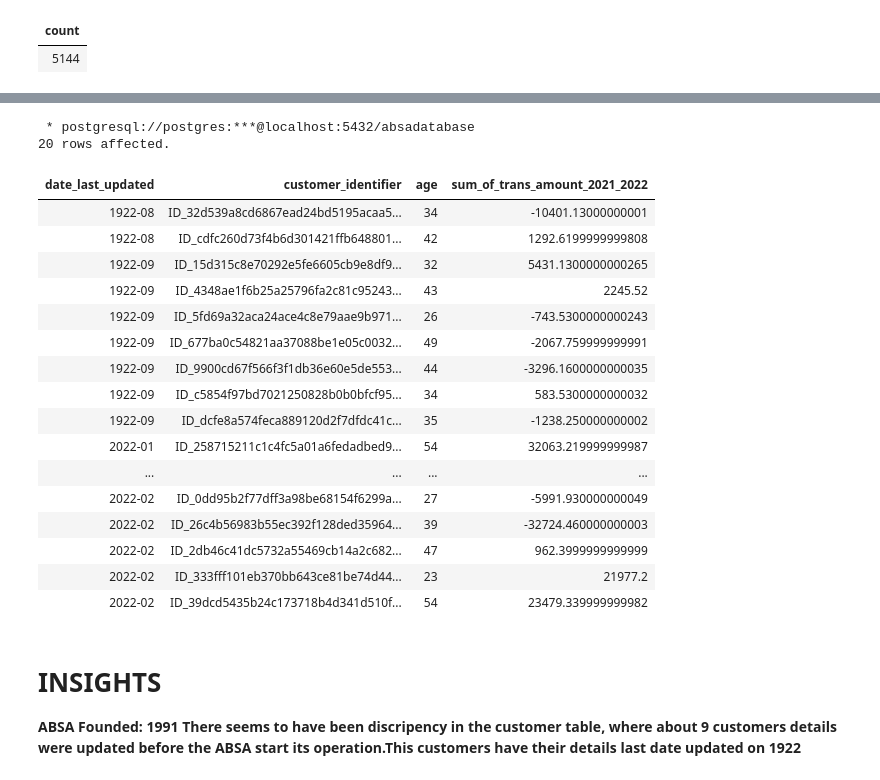
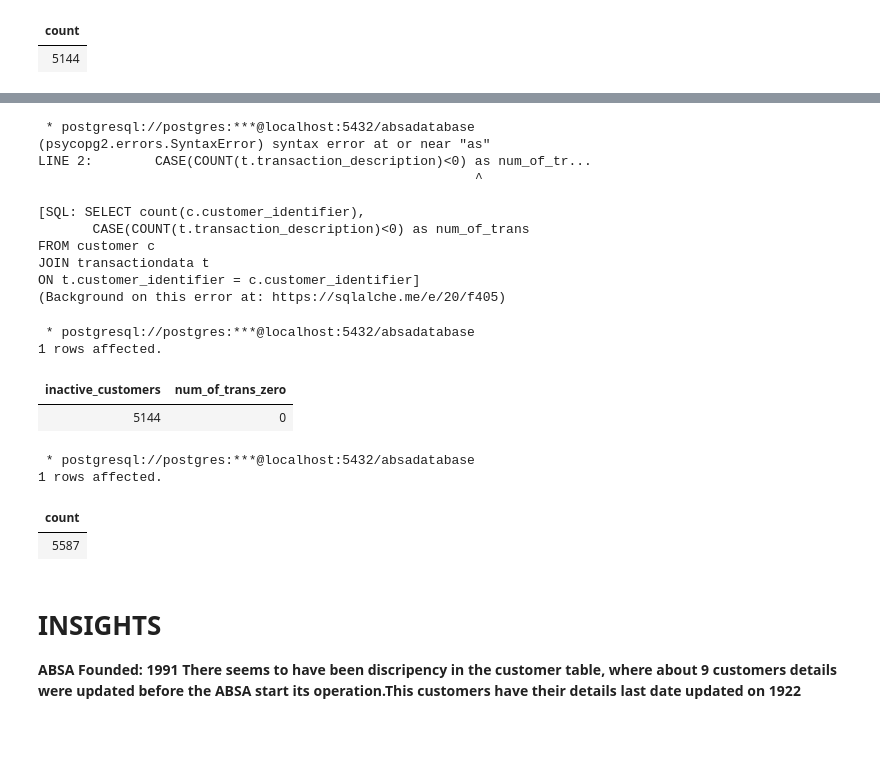
Before and after one commit to The-DigitalAcademy/EXPLORING-ABSA-DATASETS, a Jupyter notebook: Basic Analysis.ipynb, the cells around one changed output, grey strips where cells are left out. Drawn from its saved outputs; the diff is of its cells as text; code cells hidden in the pictures; blank space fills up the shorter version.

```diff
--- a/Basic Analysis.ipynb
+++ b/Basic Analysis.ipynb
@@ -57,31 +102,45 @@ SELECT COUNT(DISTINCT(customer_identifier)) FROM customer
 # %%
 %%sql
-SELECT DISTINCT(c.date_last_updated), c.customer_identifier,c.age, sum(t.amt) as sum_of_trans_amount_2021_2022 from customer c
-JOIN transactiondata t on
-t.customer_identifier = c.customer_identifier
-GROUP BY c.date_last_updated,c.customer_identifier
-ORDER BY c.date_last_updated
-limit 20
+SELECT count(c.customer_identifier),
+       CASE(COUNT(t.transaction_description)<0) as num_of_trans
+FROM customer c
+JOIN transactiondata t
+ON t.customer_identifier = c.customer_identifier
 # %% [output]
  * postgresql://postgres:***@localhost:5432/absadatabase
-20 rows affected.
+(psycopg2.errors.SyntaxError) syntax error at or near "as"
+LINE 2:        CASE(COUNT(t.transaction_description)<0) as num_of_tr...
+                                                        ^
+
+[SQL: SELECT count(c.customer_identifier),
+       CASE(COUNT(t.transaction_description)<0) as num_of_trans
+FROM customer c
+JOIN transactiondata t
+ON t.customer_identifier = c.customer_identifier]
+(Background on this error at: https://sqlalche.me/e/20/f405)
-| date_last_updated | customer_identifier | age | sum_of_trans_amount_2021_2022 |
-| 1922-08 | ID_32d539a8cd6867ead24bd5195acaa5... | 34 | -10401.13000000001 |
-| 1922-08 | ID_cdfc260d73f4b6d301421ffb648801... | 42 | 1292.6199999999808 |
-| 1922-09 | ID_15d315c8e70292e5fe6605cb9e8df9... | 32 | 5431.1300000000265 |
-| 1922-09 | ID_4348ae1f6b25a25796fa2c81c95243... | 43 | 2245.52 |
-| 1922-09 | ID_5fd69a32aca24ace4c8e79aae9b971... | 26 | -743.5300000000243 |
-| 1922-09 | ID_677ba0c54821aa37088be1e05c0032... | 49 | -2067.759999999991 |
-| 1922-09 | ID_9900cd67f566f3f1db36e60e5de553... | 44 | -3296.1600000000035 |
-| 1922-09 | ID_c5854f97bd7021250828b0b0bfcf95... | 34 | 583.5300000000032 |
-| 1922-09 | ID_dcfe8a574feca889120d2f7dfdc41c... | 35 | -1238.250000000002 |
-| 2022-01 | ID_258715211c1c4fc5a01a6fedadbed9... | 54 | 32063.219999999987 |
-| ... | ... | ... | ... |
-| 2022-02 | ID_0dd95b2f77dff3a98be68154f6299a... | 27 | -5991.930000000049 |
-| 2022-02 | ID_26c4b56983b55ec392f128ded35964... | 39 | -32724.460000000003 |
-| 2022-02 | ID_2db46c41dc5732a55469cb14a2c682... | 47 | 962.3999999999999 |
-| 2022-02 | ID_333fff101eb370bb643ce81be74d44... | 23 | 21977.2 |
-| 2022-02 | ID_39dcd5435b24c173718b4d341d510f... | 54 | 23479.339999999982 |
+# %%
+%%sql
+SELECT
+    COUNT(DISTINCT customer_identifier) AS Inactive_Customers,
+    CASE
+        WHEN COUNT(transaction_description) = 0 THEN 1
+        ELSE 0
+    END AS num_of_trans_zero
+FROM transactiondata
+;
+# %% [output]
+ * postgresql://postgres:***@localhost:5432/absadatabase
+1 rows affected.
+| inactive_customers | num_of_trans_zero |
+| 5144 | 0 |
+# %%
+%%sql
+Select count(distinct(account_number)) from transactiondata
+# %% [output]
+ * postgresql://postgres:***@localhost:5432/absadatabase
+1 rows affected.
+| count |
+| 5587 |
 # %% [markdown]
 # INSIGHTS
 **ABSA**
```
Also changed, not shown: parts of 4 cells of this notebook.
